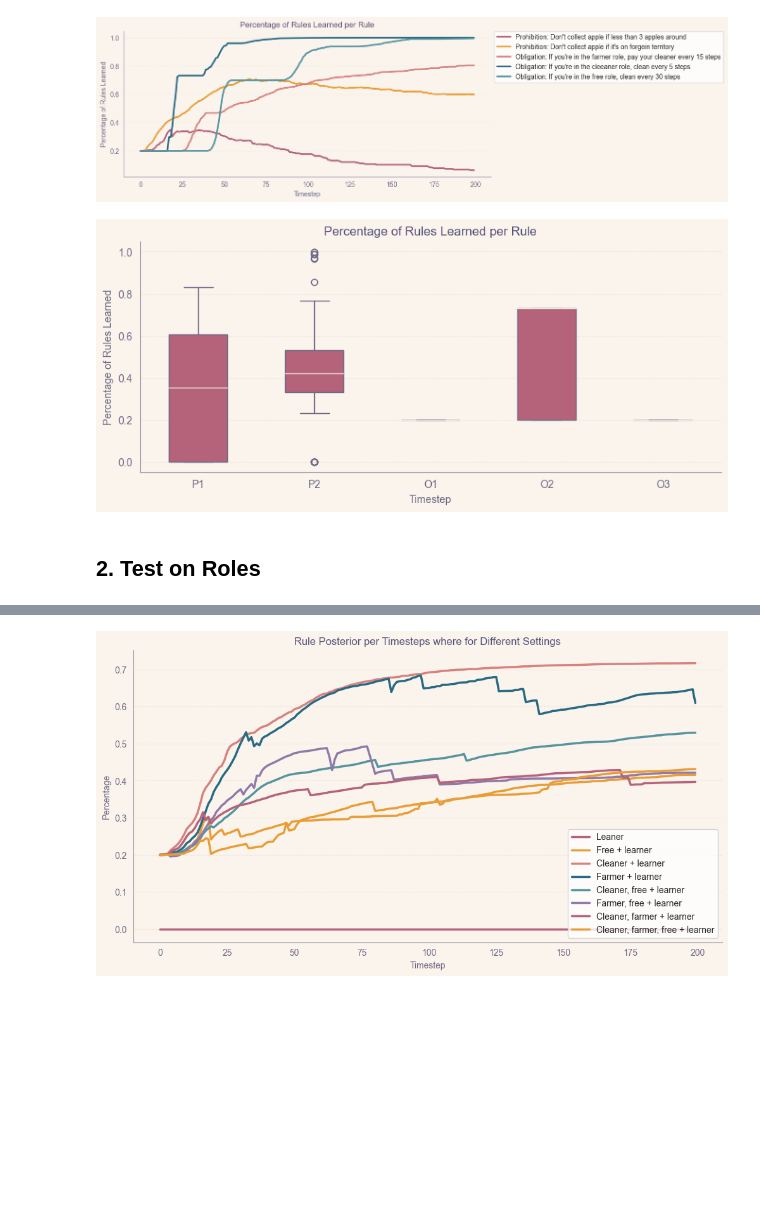
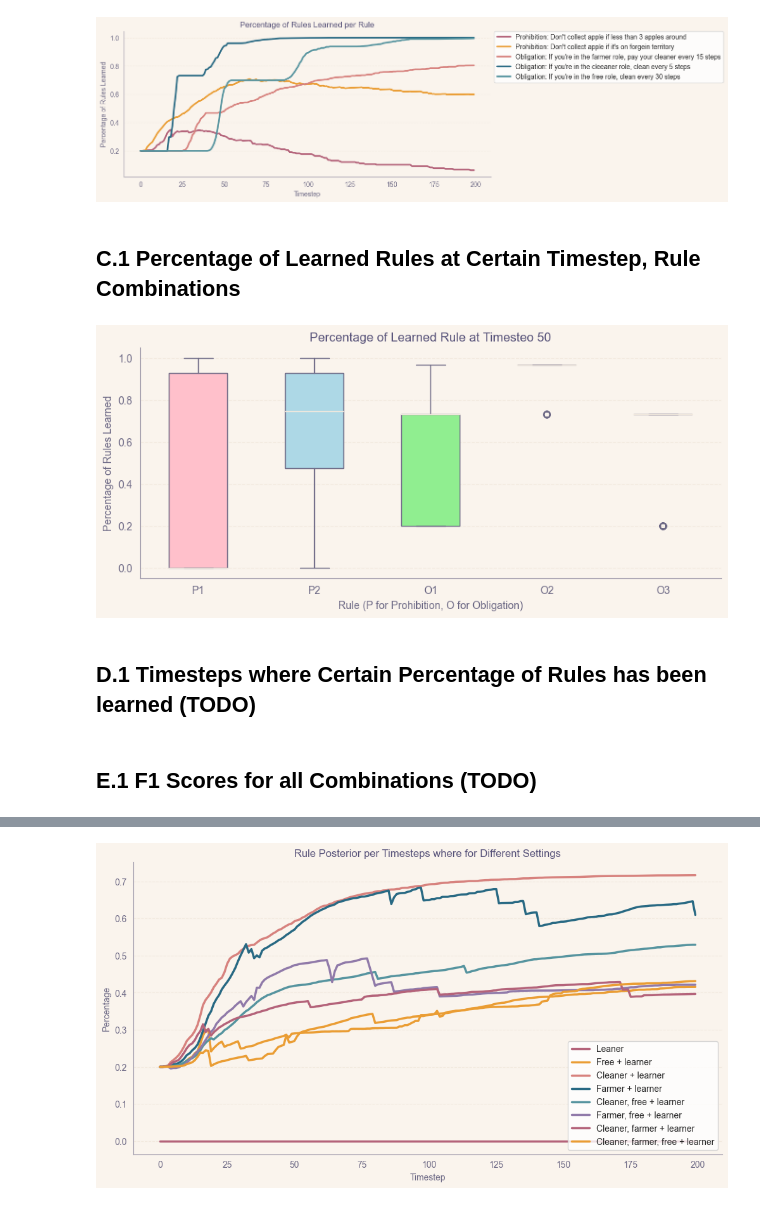
Before and after one commit to ninell-oldenburg/social-contracts, a Jupyter notebook: examples/eval_scripts/plots.ipynb, the cells around one changed output, grey strips where cells are left out. Drawn from its saved outputs; the diff is of its cells as text; code cells hidden in the pictures; blank space fills up the shorter version.

Commit message:
make plotting notebook readable

```diff
--- a/examples/eval_scripts/plots.ipynb
+++ b/examples/eval_scripts/plots.ipynb
@@ -259,6 +339,5 @@ def get_active_rules(i: int, setting: str):
 # %%
-num_settings = 32
-num_trials = 13
 target_percentages = [0.2, 0.4, 0.6, 0.8, 0.99]
 target_timesteps = [20, 40, 80, 100, 120]
 num_timesteps = len(target_percentages)
+num_trials = 13
@@ -351,6 +449,15 @@ def extract_timesteps(input_df: pd.DataFrame, num_settings: int, setting_str: st
     return results
 # %%
 def extract_rules(input_df: pd.DataFrame, num_settings: int, rules: list, setting_str: str):
+    """
+    Returns list of dicts with each dict representing one run with extracted rule posteriors.
+
+        Dict Values:
+            Setting:            index of setting (1 to 32 for rule, 1 to 8 for role combinations)
+            Trial:              index of trial (1 of 13)
+            Rule:               rule for this setting
+            All Values:         list of all posteriors for this rule
+    """
     results = []
     for i in range(num_settings):
         for j in range(13):
@@ -509,8 +595,11 @@ ALL_RULES = PROHIBITIONS + OBLIGATION_FARMER + OBLIGATION_CLEANER + OBLIGATION_F
 # %%
-def plot_rule_after_timestep_x(all_values: list, timestep: int):
+def plot_rule_after_timestep_x(all_values: list,
+                               timestep: int) -> None:
+    """Plots rule posterior after timestep x, grouped by rule"""
 
     labels = ['P1', 'P2', 'O1', 'O2', 'O3']
     colors = ['pink', 'lightblue', 'lightgreen', 'lightblue', 'pink']
+    #rules = [RULE_NAME_DICT[key] for key in RULE_NAME_DICT.keys()]
 
     with plt.style.context("/tmp/rose-pine-dawn.mplstyle"):
         plt.figure(figsize=(10, 4))
@@ -523,9 +612,12 @@ def plot_rule_after_timestep_x(all_values: list, timestep: int):
             cleandata= [x for x in data if str(x) != 'nan']
             boxplot_data[idx] = cleandata
 
-        plt.boxplot(boxplot_data, labels=labels, patch_artist=True)
+        bplot = plt.boxplot(boxplot_data, labels=labels, patch_artist=True)
+        for patch, color in zip(bplot['boxes'], colors):
+            patch.set_facecolor(color)
 
-    plt.xlabel('Timestep')
+    # plt.legend(boxplot_data, rules, bbox_to_anchor=(1.01, 1), loc=2, borderaxespad=0.)
+    plt.xlabel('Rule (P for Prohibition, O for Obligation)')
     plt.ylabel('Percentage of Rules Learned')
-    plt.title('Percentage of Rules Learned per Rule')
+    plt.title(f'Percentage of Learned Rule at Timesteo {timestep}')
     plt.show()
@@ -534,5 +623,0 @@ def plot_rule_after_timestep_x(all_values: list, timestep: int):
-# %%
-num_trials = 13
-num_timesteps = 5
-target_percentages = [0.2, 0.4, 0.6, 0.8, 0.99]
-target_timesteps = [20, 40, 80, 100, 120]
@@ -607,10 +706,12 @@ plot_single_rule_learning(
 )
 # %% [output]
 [figure]
+# %% [markdown]
+## C.1 Percentage of Learned Rules at Certain Timestep, Rule Combinations
 # %%
 # data must be formatted s.t. data[timestep] is all data for one timestep
-plot_rule_after_timestep_x(all_values=continuous_rules, timestep=20)
+plot_rule_after_timestep_x(all_values=continuous_rules, timestep=50)
 # %% [output]
-[figure, old version]
+[figure, new version]
-# %% [markdown]
-## 2. Test on Roles
+# %% [markdown]
+## D.1 Timesteps where Certain Percentage of Rules has been learned (TODO)
@@ -616,0 +720,2 @@ plot_rule_after_timestep_x(all_values=continuous_rules, timestep=20)
+# %% [markdown]
+## E.1 F1 Scores for all Combinations (TODO)
```
Also changed, not shown: parts of 84 cells of this notebook, 1 other file.
